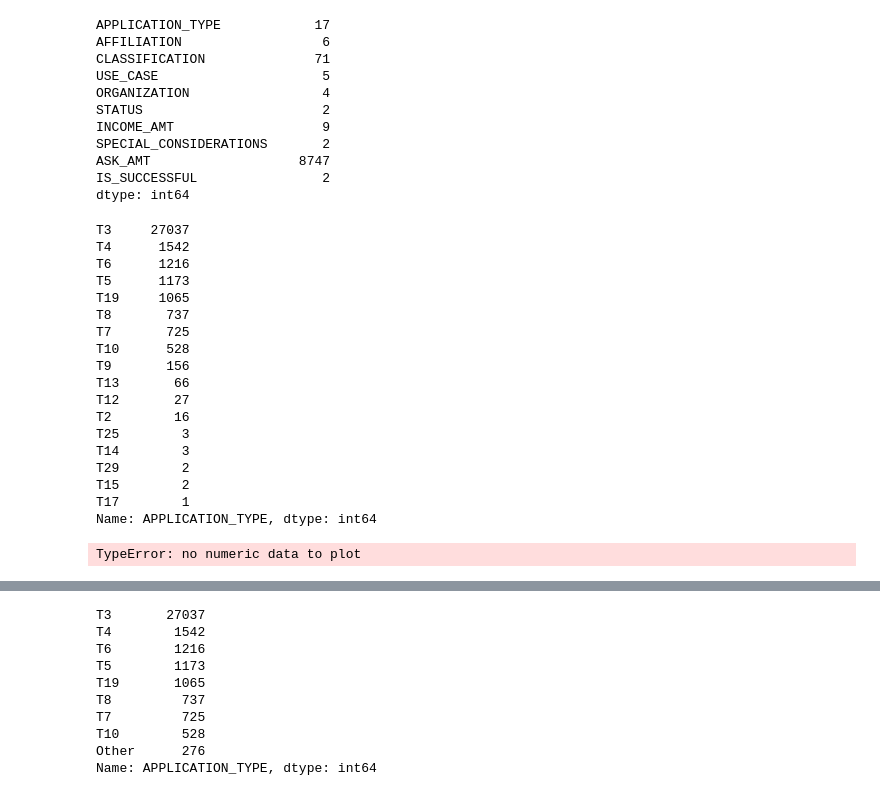
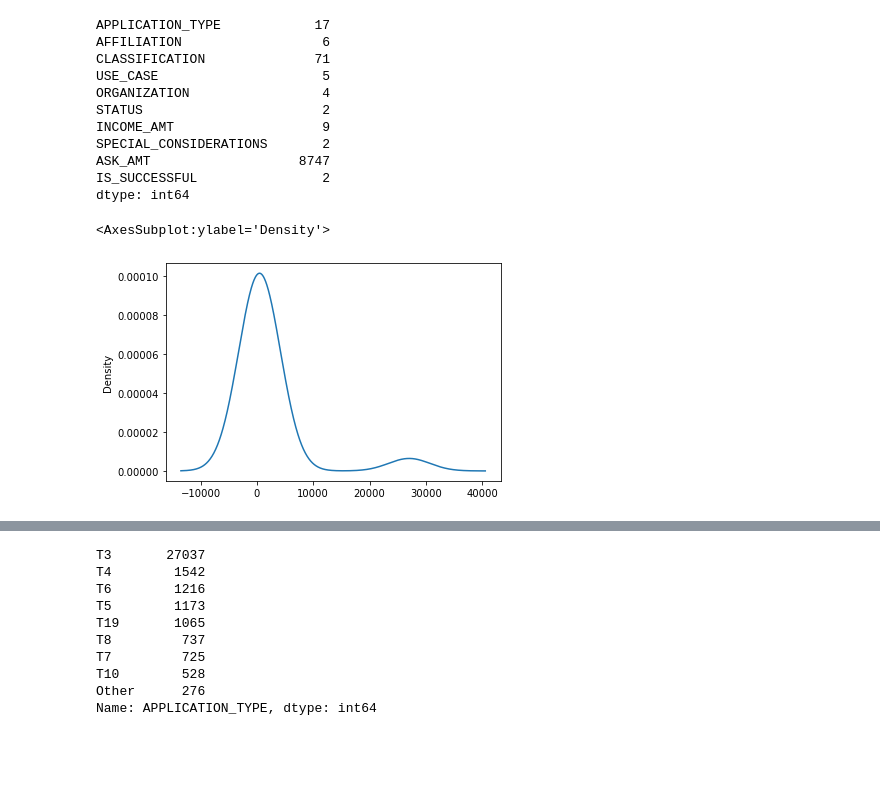
Before and after one commit to Insmire/Neural_Network_Charity_Analysis, a Jupyter notebook: AlphabetSoupCharity.ipynb, the cells around one changed output, grey strips where cells are left out. Cells and saved outputs as stored; diff of their text form; code cells hidden in the pictures; blank space fills up the shorter version.

```diff
--- a/AlphabetSoupCharity.ipynb
+++ b/AlphabetSoupCharity.ipynb
@@ -38,32 +38,10 @@ IS_SUCCESSFUL                2
 dtype: int64
 # %%
 # Look at APPLICATION_TYPE value counts for binning
-application_df.APPLICATION_TYPE.value_counts()
+df=application_df.APPLICATION_TYPE.value_counts()
-# %% [output]
-T3     27037
-T4      1542
-T6      1216
-T5      1173
-T19     1065
-T8       737
-T7       725
-T10      528
-T9       156
-T13       66
-T12       27
-T2        16
-T25        3
-T14        3
-T29        2
-T15        2
-T17        1
-Name: APPLICATION_TYPE, dtype: int64
 # %%
 # Visualize the value counts of APPLICATION_TYPE
-df = pd.DataFrame({
-    "x": [application_df.APPLICATION_TYPE],
-    "y": [application_df.APPLICATION_TYPE.value_counts()]
-})
-ax = df.plot.kde()
+df.plot.density()
 # %% [output]
-TypeError: no numeric data to plot
+<AxesSubplot:ylabel='Density'>
+[figure, added]
```
Also changed, not shown: parts of 3 cells of this notebook.
